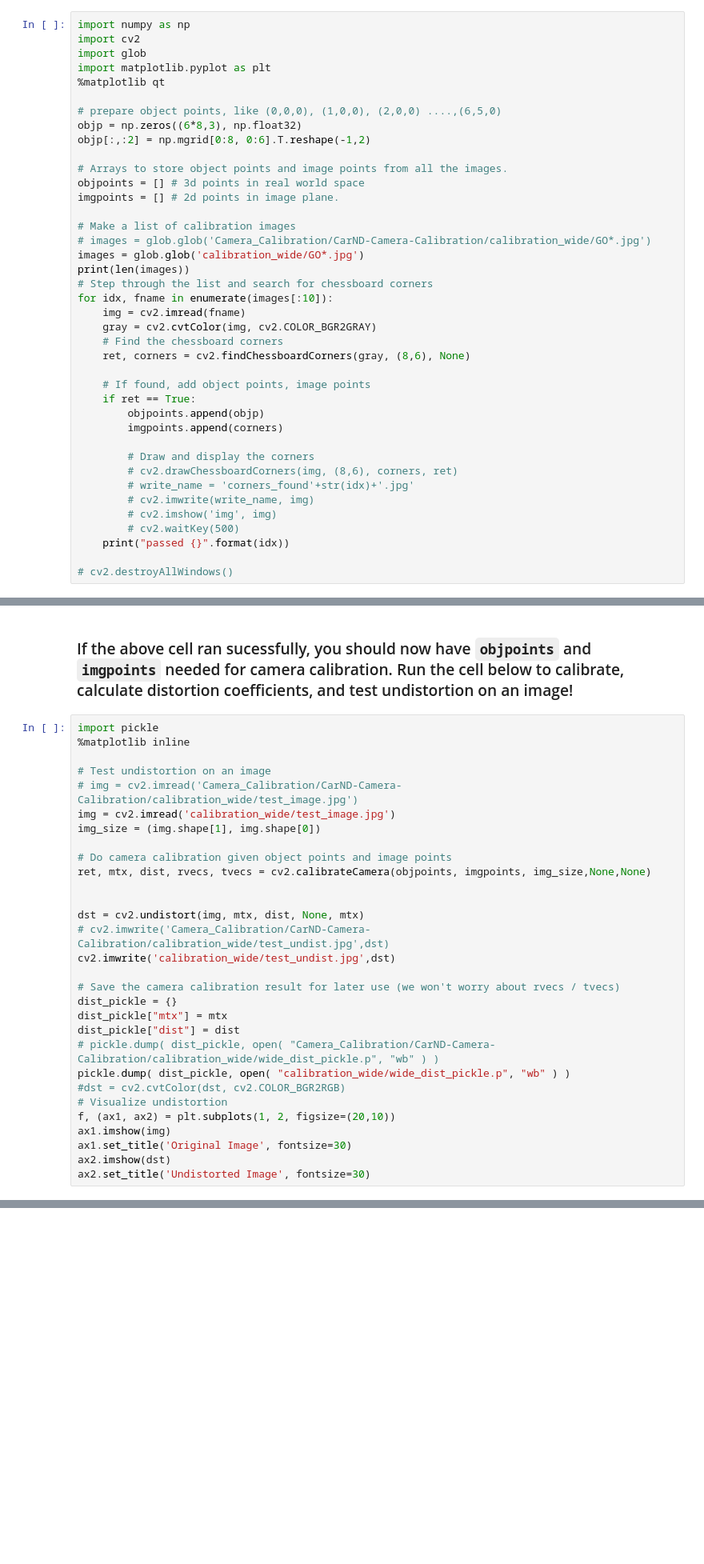
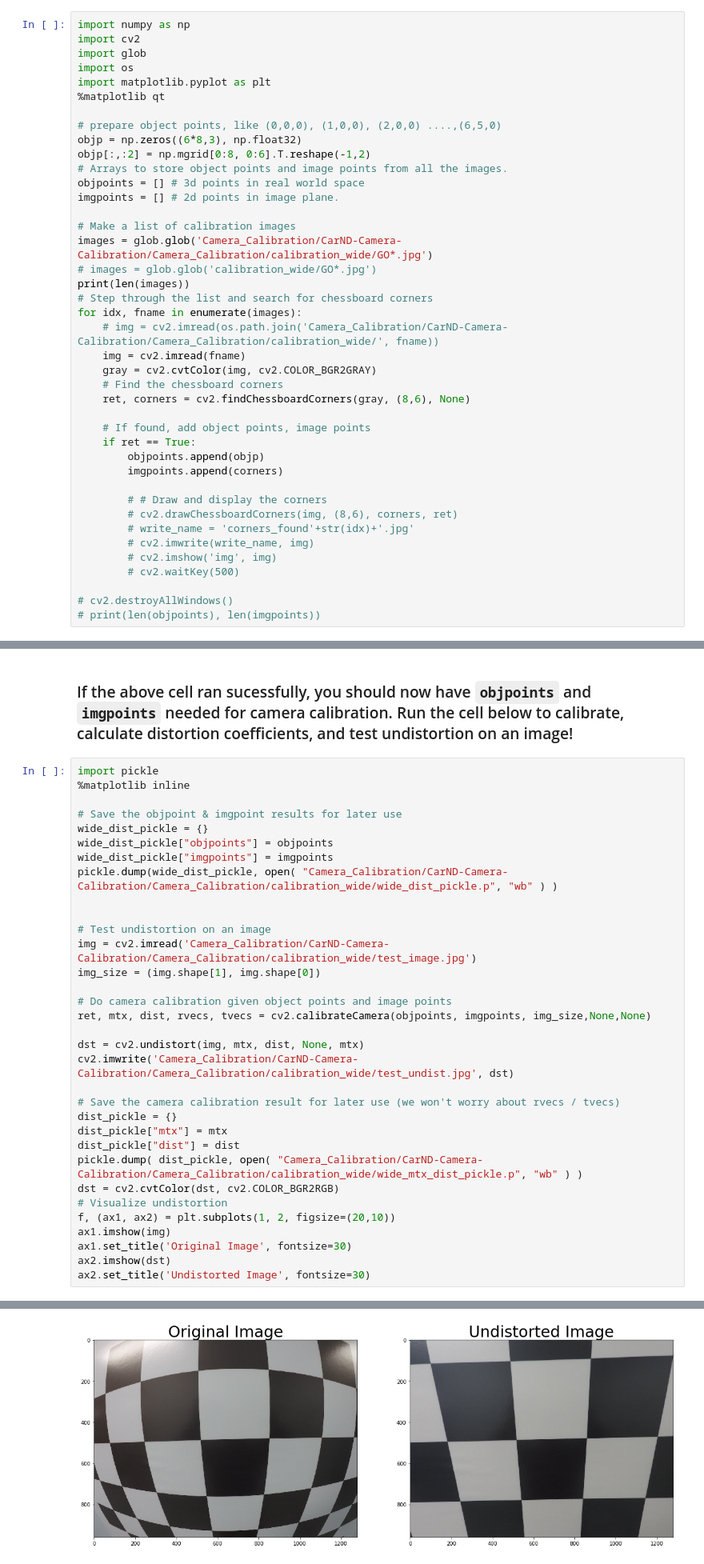
Before and after one commit to krkunal/CarND-Camera-Calibration, a Jupyter notebook: Camera_Calibration/camera_calibration.ipynb, the cells around one changed output, grey strips where cells are left out. Shown at 80% size. Drawn from its saved outputs; the diff is of its cells as text; blank space fills up the shorter version.

Commit message:
fixed crash when generating objpoints n imgpoints

```diff
--- a/Camera_Calibration/camera_calibration.ipynb
+++ b/Camera_Calibration/camera_calibration.ipynb
@@ -28,23 +19,24 @@ Successfully installed cycler-0.10.0 kiwisolver-1.3.1 matplotlib-3.3.3
 import numpy as np
 import cv2
 import glob
+import os
 import matplotlib.pyplot as plt
 %matplotlib qt
 
 # prepare object points, like (0,0,0), (1,0,0), (2,0,0) ....,(6,5,0)
 objp = np.zeros((6*8,3), np.float32)
 objp[:,:2] = np.mgrid[0:8, 0:6].T.reshape(-1,2)
-
 # Arrays to store object points and image points from all the images.
 objpoints = [] # 3d points in real world space
 imgpoints = [] # 2d points in image plane.
 
 # Make a list of calibration images
-# images = glob.glob('Camera_Calibration/CarND-Camera-Calibration/calibration_wide/GO*.jpg')
-images = glob.glob('calibration_wide/GO*.jpg')
+images = glob.glob('Camera_Calibration/CarND-Camera-Calibration/Camera_Calibration/calibration_wide/GO*.jpg')
+# images = glob.glob('calibration_wide/GO*.jpg')
 print(len(images))
 # Step through the list and search for chessboard corners
-for idx, fname in enumerate(images[:10]):
+for idx, fname in enumerate(images):
+    # img = cv2.imread(os.path.join('Camera_Calibration/CarND-Camera-Calibration/Camera_Calibration/calibration_wide/', fname))
     img = cv2.imread(fname)
     gray = cv2.cvtColor(img, cv2.COLOR_BGR2GRAY)
     # Find the chessboard corners
@@ -55,14 +47,14 @@ for idx, fname in enumerate(images[:10]):
         objpoints.append(objp)
         imgpoints.append(corners)
 
-        # Draw and display the corners
+        # # Draw and display the corners
         # cv2.drawChessboardCorners(img, (8,6), corners, ret)
         # write_name = 'corners_found'+str(idx)+'.jpg'
         # cv2.imwrite(write_name, img)
         # cv2.imshow('img', img)
         # cv2.waitKey(500)
-    print("passed {}".format(idx))
 
 # cv2.destroyAllWindows()
+# print(len(objpoints), len(imgpoints))
 # %% [output]
 36
@@ -82,26 +64,29 @@ passed 9
 import pickle
 %matplotlib inline
 
+# Save the objpoint & imgpoint results for later use
+wide_dist_pickle = {}
+wide_dist_pickle["objpoints"] = objpoints
+wide_dist_pickle["imgpoints"] = imgpoints
+pickle.dump(wide_dist_pickle, open( "Camera_Calibration/CarND-Camera-Calibration/Camera_Calibration/calibration_wide/wide_dist_pickle.p", "wb" ) )
+
+
 # Test undistortion on an image
-# img = cv2.imread('Camera_Calibration/CarND-Camera-Calibration/calibration_wide/test_image.jpg')
-img = cv2.imread('calibration_wide/test_image.jpg')
+img = cv2.imread('Camera_Calibration/CarND-Camera-Calibration/Camera_Calibration/calibration_wide/test_image.jpg')
 img_size = (img.shape[1], img.shape[0])
 
 # Do camera calibration given object points and image points
 ret, mtx, dist, rvecs, tvecs = cv2.calibrateCamera(objpoints, imgpoints, img_size,None,None)
 
-
 dst = cv2.undistort(img, mtx, dist, None, mtx)
-# cv2.imwrite('Camera_Calibration/CarND-Camera-Calibration/calibration_wide/test_undist.jpg',dst)
-cv2.imwrite('calibration_wide/test_undist.jpg',dst)
+cv2.imwrite('Camera_Calibration/CarND-Camera-Calibration/Camera_Calibration/calibration_wide/test_undist.jpg', dst)
 
 # Save the camera calibration result for later use (we won't worry about rvecs / tvecs)
 dist_pickle = {}
 dist_pickle["mtx"] = mtx
 dist_pickle["dist"] = dist
-# pickle.dump( dist_pickle, open( "Camera_Calibration/CarND-Camera-Calibration/calibration_wide/wide_dist_pickle.p", "wb" ) )
-pickle.dump( dist_pickle, open( "calibration_wide/wide_dist_pickle.p", "wb" ) )
-#dst = cv2.cvtColor(dst, cv2.COLOR_BGR2RGB)
+pickle.dump( dist_pickle, open( "Camera_Calibration/CarND-Camera-Calibration/Camera_Calibration/calibration_wide/wide_mtx_dist_pickle.p", "wb" ) )
+dst = cv2.cvtColor(dst, cv2.COLOR_BGR2RGB)
 # Visualize undistortion
 f, (ax1, ax2) = plt.subplots(1, 2, figsize=(20,10))
 ax1.imshow(img)
@@ -113,3 +98,4 @@ NameError: name 'cv2' is not defined
+[figure, added]
 # %%
 #### Code from the Udacity online Notebook
 
```
Also changed, not shown: parts of 5 cells of this notebook, 4 other files.
